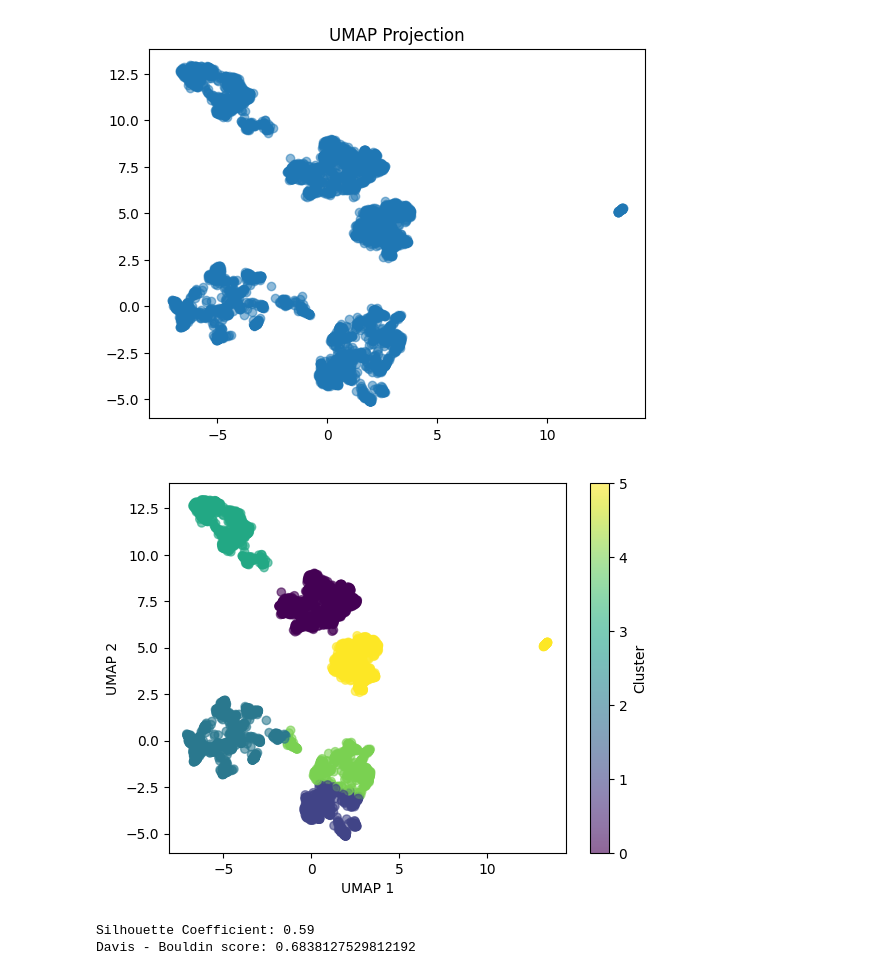
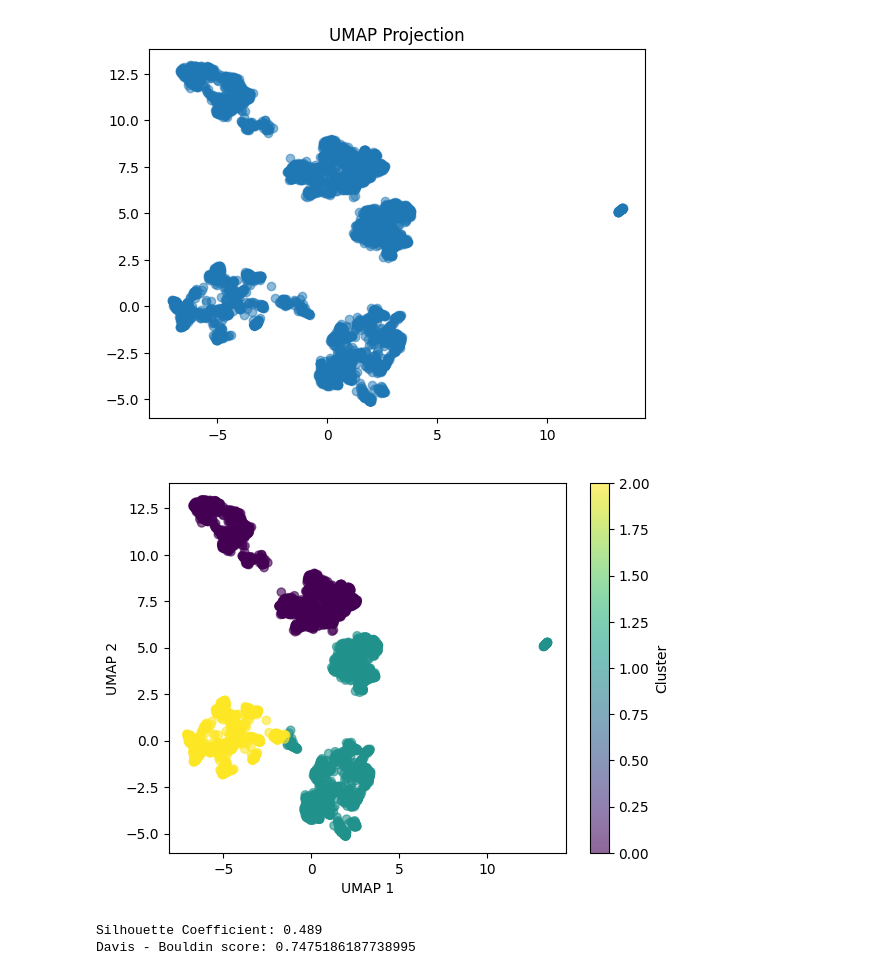
Before and after one commit to samroska/milestone-2-siads-696, a Jupyter notebook: Clustering - KMEAN.ipynb, the cells around one changed output. Cells and saved outputs as stored; diff of their text form; code cells hidden in the pictures.

```diff
--- a/Clustering - KMEAN.ipynb
+++ b/Clustering - KMEAN.ipynb
@@ -161,24 +161,24 @@ plt.show()
 # %% [output]
 [figure]
 # %%
-kmeans1 = KMeans(n_clusters=6, random_state=42)
+kmeans1 = KMeans(n_clusters=3, random_state=42)
 labels1 = kmeans1.fit_predict(X_umap)
 
 plt.scatter(X_umap[:, 0], X_umap[:, 1], c=labels1, cmap='viridis', alpha=0.6)
 plt.xlabel("UMAP 1")
 plt.ylabel("UMAP 2")
 plt.colorbar(label="Cluster")
 plt.show()
 
 sil_coeff = silhouette_score(X_umap,labels1)
 print("Silhouette Coefficient:", round(sil_coeff, 3))
 
 score = davies_bouldin_score(X_umap, labels1)
 print("Davis - Bouldin score:",score)
 # %% [output]
-[figure, old version]
+[figure, new version]
-Silhouette Coefficient: 0.59
-Davis - Bouldin score: 0.6838127529812192
+Silhouette Coefficient: 0.489
+Davis - Bouldin score: 0.7475186187738995
 # %%
 plt.figure(figsize=(8, 6))
 plt.scatter(X_umap[:, 0], X_umap[:, 1], c=labels1, label='Data Points', cmap='viridis', s=50, alpha=0.7, edgecolor='k')
```
Also changed, not shown: parts of 1 cell of this notebook, 1 other file.
